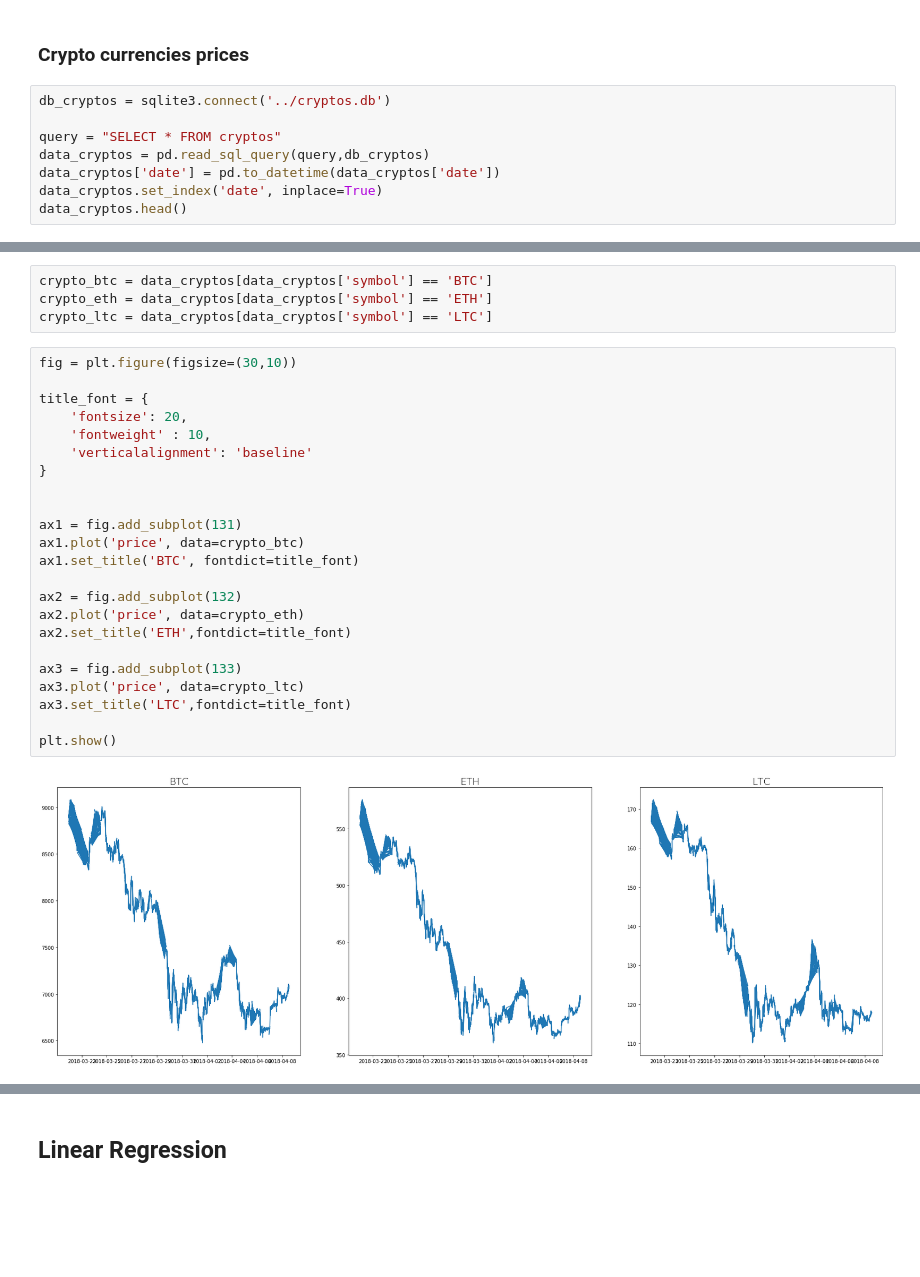
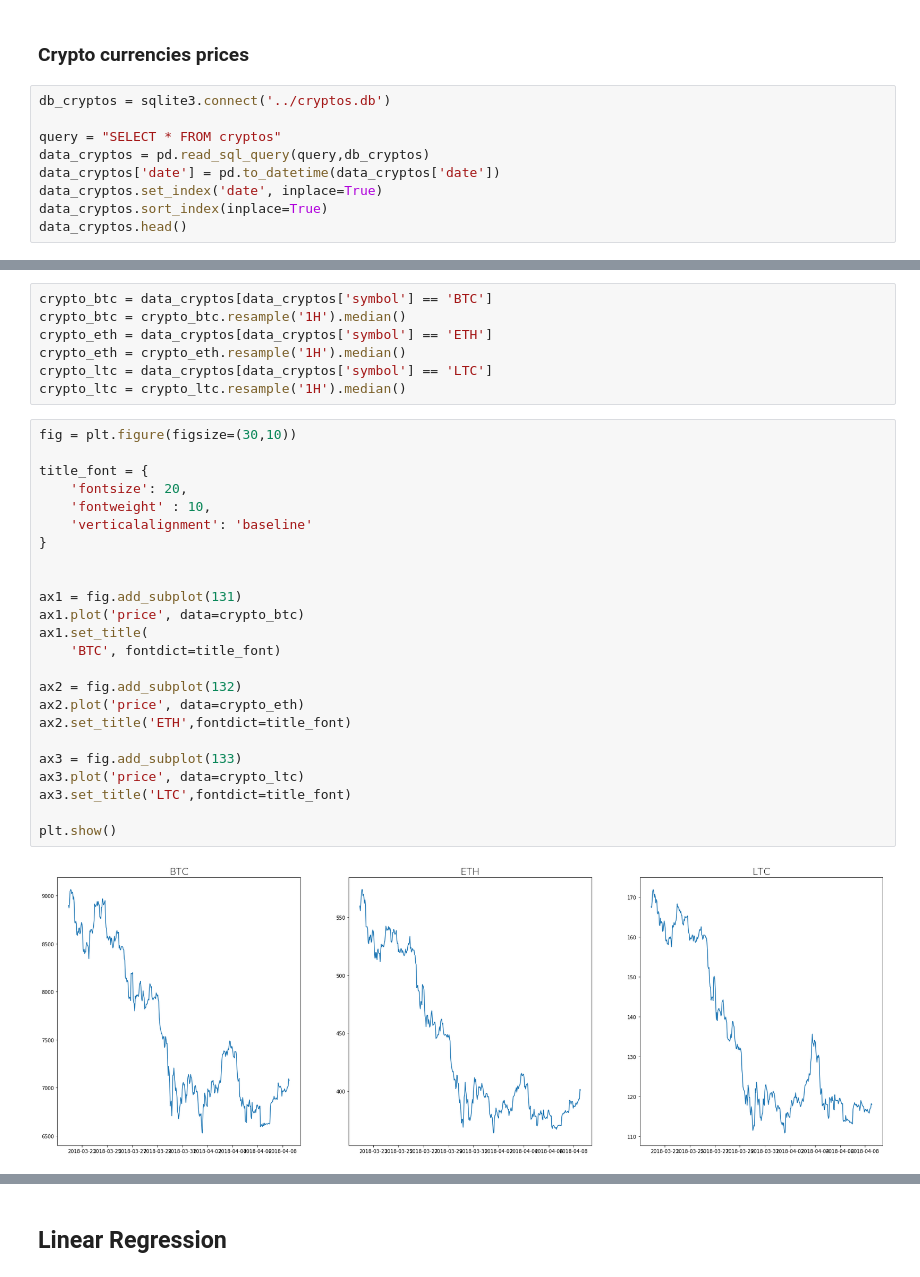
Before and after one commit to tonca/cryptocashtags, a Jupyter notebook: notebooks/Linear_Regression.ipynb, the cells around one changed output, grey strips where cells are left out. Saved outputs shown, nothing was run; the diff lists cells and outputs as text; blank space fills up the shorter version.

```diff
--- a/notebooks/Linear_Regression.ipynb
+++ b/notebooks/Linear_Regression.ipynb
@@ -138,6 +158,7 @@ query = "SELECT * FROM cryptos"
 data_cryptos = pd.read_sql_query(query,db_cryptos)
 data_cryptos['date'] = pd.to_datetime(data_cryptos['date'])
 data_cryptos.set_index('date', inplace=True)
+data_cryptos.sort_index(inplace=True)
 data_cryptos.head()
 # %% [output]
 |  | symbol | price | volume | market_cap |
@@ -150,29 +171,33 @@ data_cryptos.head()
 # %%
 crypto_btc = data_cryptos[data_cryptos['symbol'] == 'BTC']
+crypto_btc = crypto_btc.resample('1H').median()
 crypto_eth = data_cryptos[data_cryptos['symbol'] == 'ETH']
+crypto_eth = crypto_eth.resample('1H').median()
 crypto_ltc = data_cryptos[data_cryptos['symbol'] == 'LTC']
+crypto_ltc = crypto_ltc.resample('1H').median()
 # %%
 fig = plt.figure(figsize=(30,10))
 
 title_font = {
     'fontsize': 20,
     'fontweight' : 10,
     'verticalalignment': 'baseline'
 }
 
 
 ax1 = fig.add_subplot(131)
 ax1.plot('price', data=crypto_btc)
-ax1.set_title('BTC', fontdict=title_font)
+ax1.set_title(
+    'BTC', fontdict=title_font)
 
 ax2 = fig.add_subplot(132)
 ax2.plot('price', data=crypto_eth)
 ax2.set_title('ETH',fontdict=title_font)
 
 ax3 = fig.add_subplot(133)
 ax3.plot('price', data=crypto_ltc)
 ax3.set_title('LTC',fontdict=title_font)
 
 plt.show()
 # %% [output]
-[figure, old version]
+[figure, new version]
```
Also changed, not shown: parts of 26 cells of this notebook.
